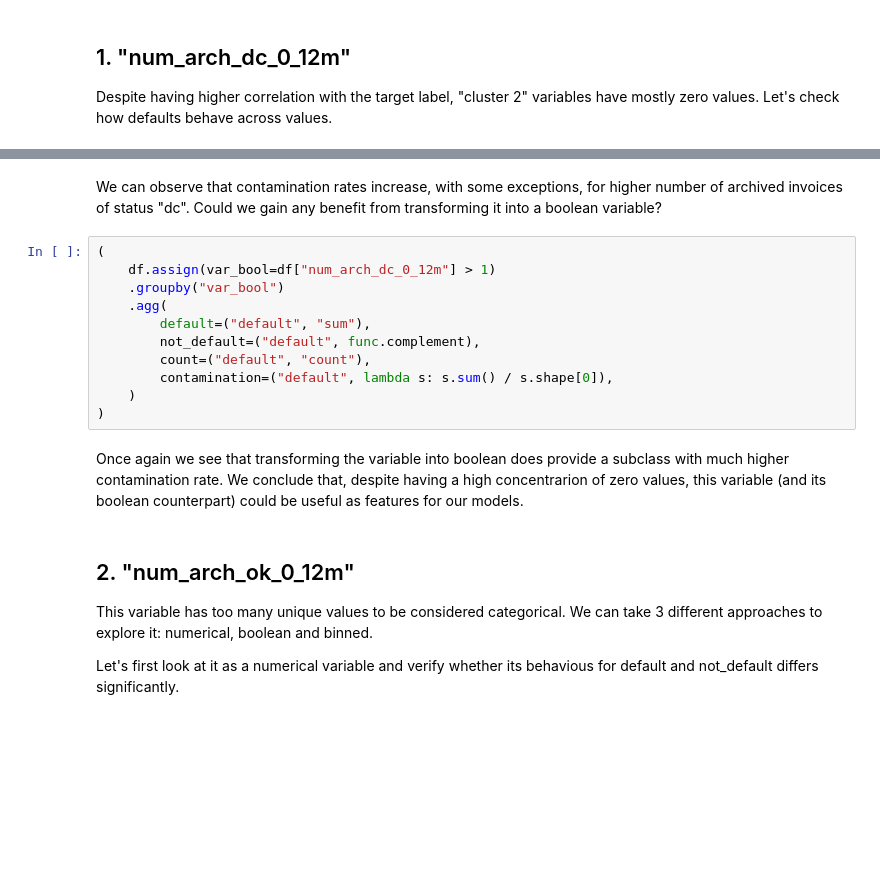
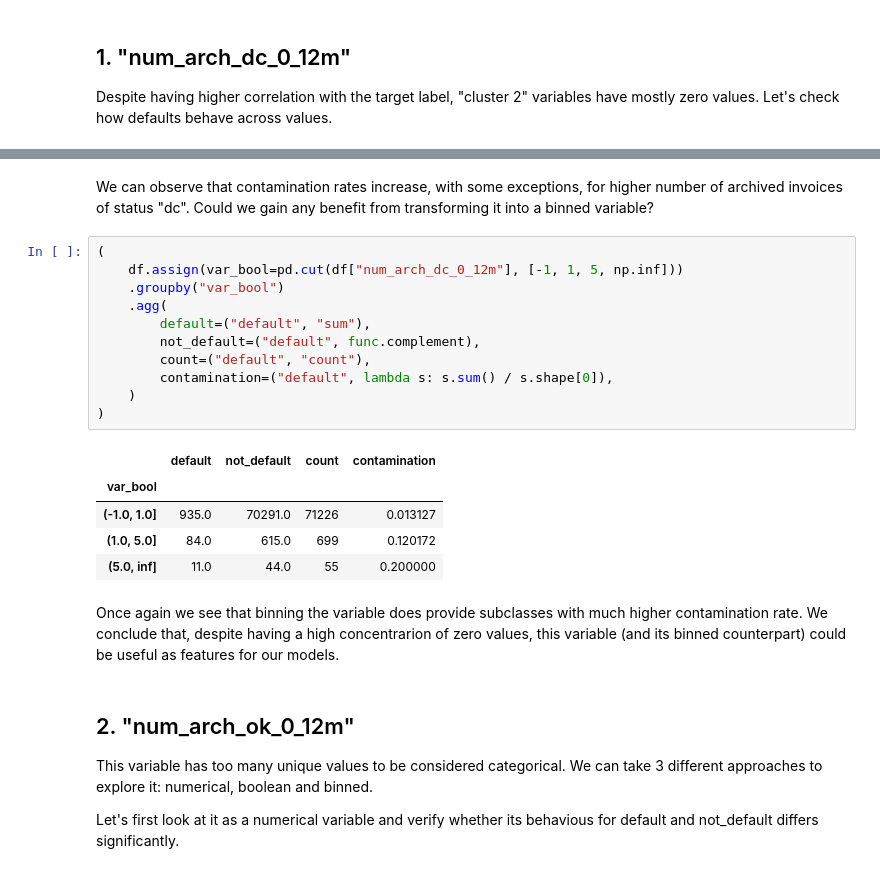
Before and after one commit to ottobricks/default_prediction_case_study, a Jupyter notebook: src/2_exploration/4_archieved_variables.ipynb, the cells around one changed output, grey strips where cells are left out. Cells and saved outputs as stored; diff of their text form; blank space fills up the shorter version.

```diff
--- a/src/2_exploration/4_archieved_variables.ipynb
+++ b/src/2_exploration/4_archieved_variables.ipynb
@@ -181,19 +239,25 @@ func.test_k_prop(
 # %% [markdown]
-We can observe that contamination rates increase, with some exceptions, for higher number of archived invoices of status "dc". Could we gain any benefit from transforming it into a boolean variable?
+We can observe that contamination rates increase, with some exceptions, for higher number of archived invoices of status "dc". Could we gain any benefit from transforming it into a binned variable?
 # %%
 (
-    df.assign(var_bool=df["num_arch_dc_0_12m"] > 1)
+    df.assign(var_bool=pd.cut(df["num_arch_dc_0_12m"], [-1, 1, 5, np.inf]))
     .groupby("var_bool")
     .agg(
         default=("default", "sum"),
         not_default=("default", func.complement),
         count=("default", "count"),
         contamination=("default", lambda s: s.sum() / s.shape[0]),
     )
 )
+# %% [output]
+|  | default | not_default | count | contamination |
+| var_bool |  |  |  |  |
+| (-1.0, 1.0] | 935.0 | 70291.0 | 71226 | 0.013127 |
+| (1.0, 5.0] | 84.0 | 615.0 | 699 | 0.120172 |
+| (5.0, inf] | 11.0 | 44.0 | 55 | 0.200000 |
 # %% [markdown]
-Once again we see that transforming the variable into boolean does provide a subclass with much higher contamination rate.
-We conclude that, despite having a high concentrarion of zero values, this variable (and its boolean counterpart) could be useful as features for our models.
+Once again we see that binning the variable does provide subclasses with much higher contamination rate.
+We conclude that, despite having a high concentrarion of zero values, this variable (and its binned counterpart) could be useful as features for our models.
 # %% [markdown]
 ## 2. "num_arch_ok_0_12m"
 
```
Also changed, not shown: parts of 12 cells of this notebook.
